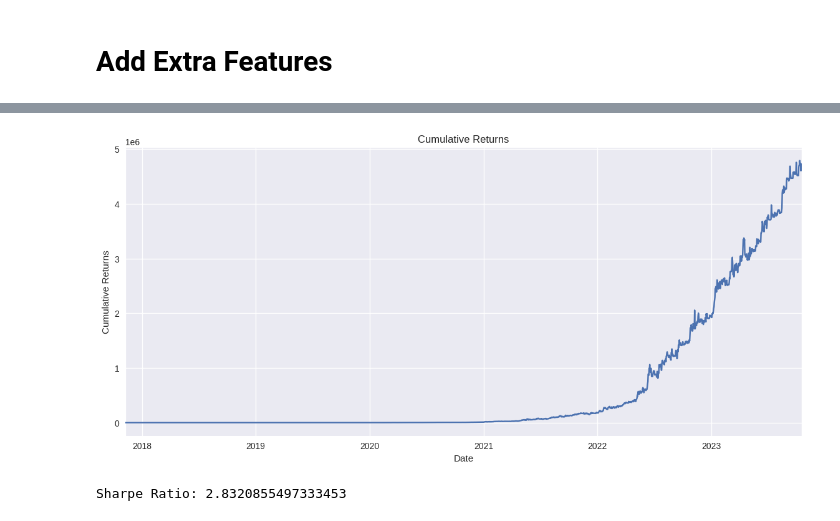
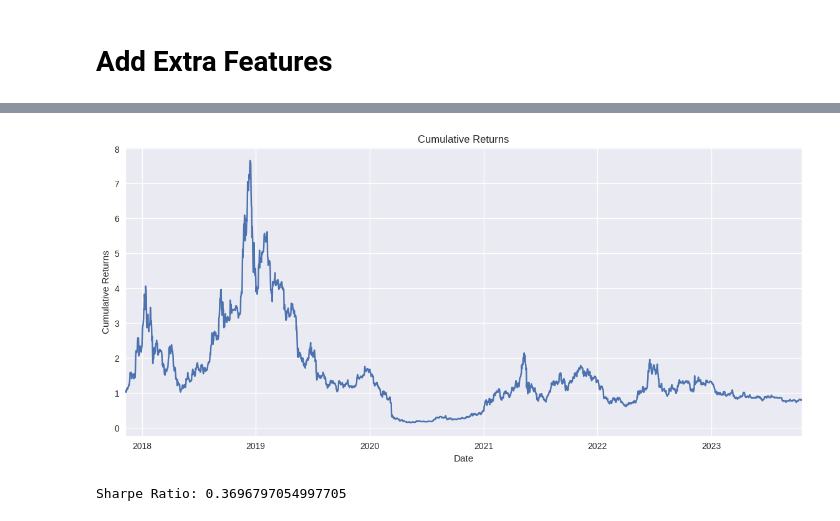
Before and after one commit to mr-robot77/Quera_G11-Project2, a Jupyter notebook: Problem 3/prediction.ipynb, the cells around one changed output, grey strips where cells are left out. Cells and saved outputs as stored; diff of their text form; code cells hidden in the pictures.

```diff
--- a/Problem 3/prediction.ipynb
+++ b/Problem 3/prediction.ipynb
@@ -1877,0 +1484,19 @@ Please replace it with one of the following more specific types
+# %%
+# Generate trading signals
+df_eth_filtered['Position'] = np.where(df_eth_filtered['EMA-44'] > df_eth_filtered['EMA-252'], 1, -1)
+
+import matplotlib.pyplot as plt
+
+# Plot the results
+fig, ax = plt.subplots(figsize=(14, 6))
+df_eth_filtered.plot(ax=ax, secondary_y='Position')
+
+# Set the title and labels
+ax.set_title('ETH/USD$ price, two SMAs, and resulting positions')
+ax.set_xlabel('Date')
+
+# Adjust the legend position
+ax.get_legend().set_bbox_to_anchor((0.25, 0.85))
+
+# Show the plot
+plt.show()
@@ -1878,27 +1545,29 @@ Please replace it with one of the following more specific types
 # %%
 # Define trading signals
-df_eth['Buy_Signal'] = (df_eth['EMA5'] > df_eth['EMA8']) & (df_eth['EMA8'] > df_eth['EMA13'])
-df_eth['Sell_Signal'] = (df_eth['EMA5'] < df_eth['EMA8']) & (df_eth['EMA8'] < df_eth['EMA13'])
+df_eth_filtered['Buy_Signal'] = (df_eth_filtered['EMA-44'] > df_eth_filtered['EMA-252'])
+df_eth_filtered['Sell_Signal'] = (df_eth_filtered['EMA-44'] < df_eth_filtered['EMA-252'])
 
-# Calculate returns
-df_eth['Return'] = np.log(df_eth['Close'] / df_eth['Close'].shift(1))
-df_eth['Strategy_Return'] = df_eth['Return'] * df_eth['Buy_Signal'] - df_eth['Return'] * df_eth['Sell_Signal']
-# Calculate cumulative returns
-df_eth['Cumulative_Strategy_Returns'] = (1 + df_eth['Strategy_Return']).cumprod()
+# Calculate returns (daily returns)
+df_eth_filtered['Return'] = np.log(df_eth_filtered['Close'] / df_eth_filtered['Close'].shift(1))
 
+# Calculate trading strategy returns
+df_eth_filtered['Strategy_Return'] = df_eth_filtered['Return'] * df_eth_filtered['Buy_Signal'] - df_eth_filtered['Return'] * df_eth_filtered['Sell_Signal']
 
+# Calculate cumulative returns of the trading strategy
+df_eth_filtered['Cumulative_Strategy_Returns'] = (1 + df_eth_filtered['Strategy_Return']).cumprod()
+
+# Plot cumulative returns of the trading strategy
 import matplotlib.pyplot as plt
 
-# Plot cumulative returns
-df_eth['Cumulative_Strategy_Returns'].plot(figsize=(14,6))
+df_eth_filtered['Cumulative_Strategy_Returns'].plot(figsize=(14,6))
 plt.title('Cumulative Returns')
 plt.xlabel('Date')
 plt.ylabel('Cumulative Returns')
 plt.show()
 
-# Calculate Sharpe Ratio
-sharpe_ratio = df_eth['Strategy_Return'].mean() / df_eth['Strategy_Return'].std() * np.sqrt(252)
+# Calculate Sharpe Ratio of the trading strategy
+sharpe_ratio = df_eth_filtered['Strategy_Return'].mean() / df_eth_filtered['Strategy_Return'].std() * np.sqrt(252)
 print(f'Sharpe Ratio: {sharpe_ratio}')
 # %% [output]
-[figure, old version]
+[figure, new version]
-Sharpe Ratio: 2.8320855497333453
+Sharpe Ratio: 0.3696797054997705
```
Also changed, not shown: parts of 49 cells of this notebook.
